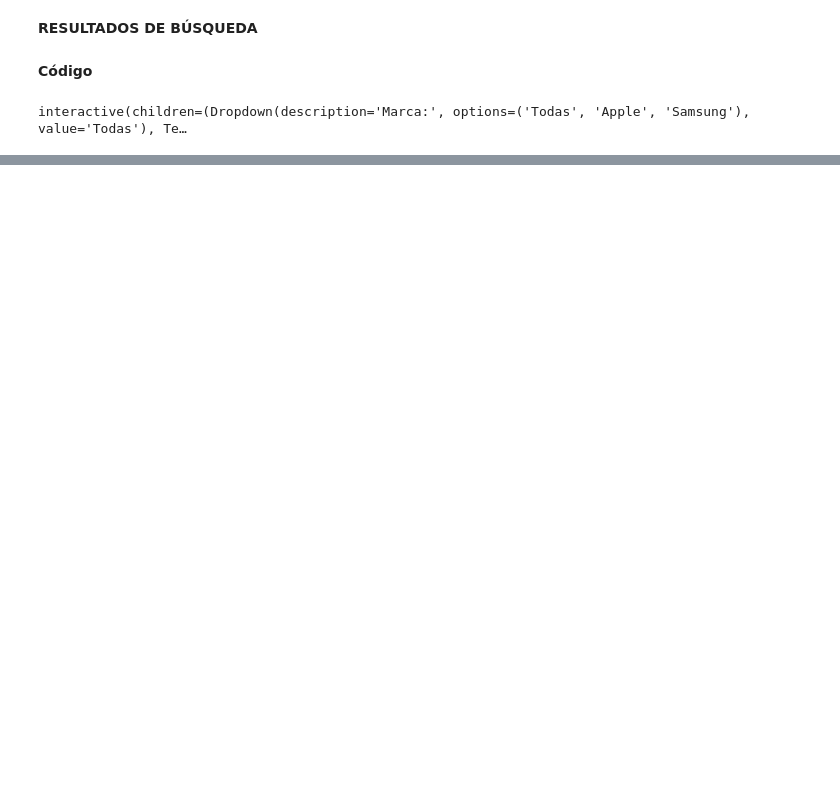
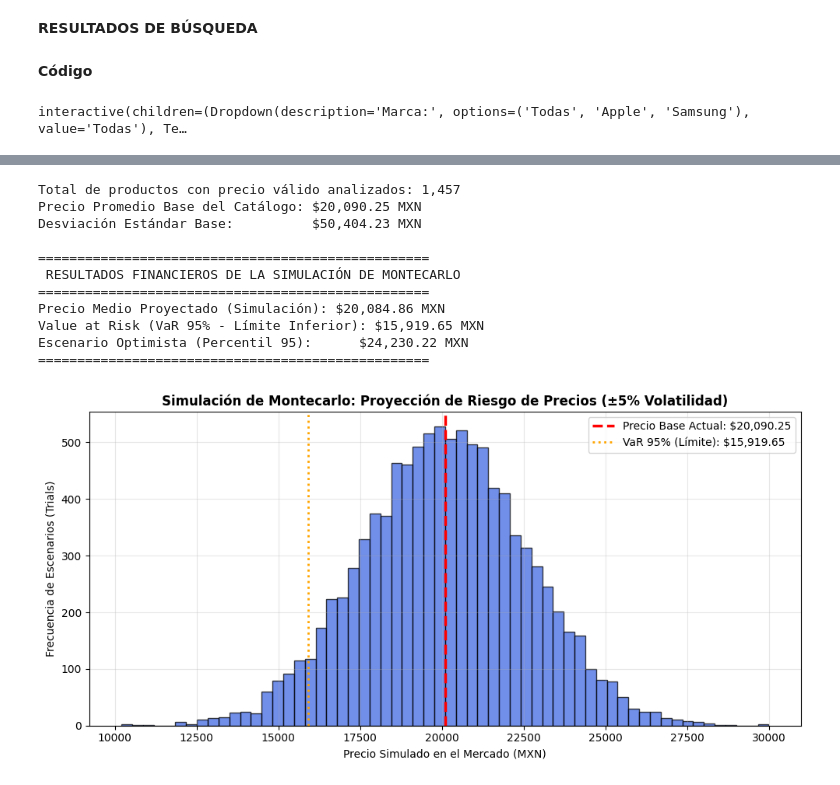
Before and after one commit to erickvaldezsallagos/ingenieria, a Jupyter notebook: ProyectoIF.ipynb, the cells around one changed output, grey strips where cells are left out. Saved outputs shown, nothing was run; the diff lists cells and outputs as text; code cells hidden in the pictures; blank space fills up the shorter version.

```diff
--- a/ProyectoIF.ipynb
+++ b/ProyectoIF.ipynb
@@ -186,0 +317,80 @@ Para dar cumplimiento al rubro de Resultados de búsqueda dentro del proyecto, s
+# %%
+import pandas as pd
+import numpy as np
+import matplotlib.pyplot as plt
+
+# 1. CARGA Y FILTRADO DE DATOS DESDE EL ARCHIVO
+archivo_maestro = 'catalogo_tecnologia_maestro_5500_refinado.csv'
+df_maestro = pd.read_csv(archivo_maestro)
+
+# Extraemos la serie de precios numéricos válidos (eliminando valores nulos)
+precios_reales = df_maestro['precio_numerico'].dropna()
+
+print(f"Total de productos con precio válido analizados: {len(precios_reales):,}")
+
+# 2. EXTRACCIÓN DE PARÁMETROS ESTADÍSTICOS BASE
+# Calculamos la media (mu) y la desviación estándar (sigma) del catálogo actual
+media_precio = precios_reales.mean()
+desviacion_precio = precios_reales.std()
+
+print(f"Precio Promedio Base del Catálogo: ${media_precio:,.2f} MXN")
+print(f"Desviación Estándar Base:          ${desviacion_precio:,.2f} MXN")
+
+
+# Configuración del motor estocástico
+np.random.seed(42)              # Semilla
+num_iteraciones = 10000         # 10,000 escenarios de simulación
+porcentaje_volatilidad = 0.05   # Evaluando un riesgo de fluctuación de mercado del +/- 5%
+
+# Generación de iteraciones aleatorias bajo una distribución normal
+# Simulamos cómo oscilaría el precio promedio del mercado ante choques de volatilidad
+escenarios_simulados = np.random.normal(
+    loc=media_precio,
+    scale=desviacion_precio * porcentaje_volatilidad,
+    size=num_iteraciones
+)
+
+# ==============================================================================
+# 4. CÁLCULO DE MÉTRICAS DE RIESGO FINANCIERO (VaR y Percentiles)
+# ==============================================================================
+var_95 = np.percentile(escenarios_simulados, 5)   # Límite inferior de confianza al 95%
+percentil_95 = np.percentile(escenarios_simulados, 95) # Escenario optimista
+
+print("\n" + "="*50)
+print(" RESULTADOS FINANCIEROS DE LA SIMULACIÓN DE MONTECARLO")
+print("="*50)
+print(f"Precio Medio Proyectado (Simulación): ${np.mean(escenarios_simulados):,.2f} MXN")
+print(f"Value at Risk (VaR 95% - Límite Inferior): ${var_95:,.2f} MXN")
+print(f"Escenario Optimista (Percentil 95):      ${percentil_95:,.2f} MXN")
+print("="*50)
+
+# ==============================================================================
+# 5. VISUALIZACIÓN GRÁFICA DE LOS ESCENARIOS
+# ==============================================================================
+plt.figure(figsize=(10, 5))
+plt.hist(escenarios_simulados, bins=60, color='royalblue', edgecolor='black', alpha=0.75)
+plt.axvline(media_precio, color='red', linestyle='--', linewidth=2.5,
+            label=f'Precio Base Actual: ${media_precio:,.2f}')
+plt.axvline(var_95, color='orange', linestyle=':', linewidth=2,
+            label=f'VaR 95% (Límite): ${var_95:,.2f}')
+
+plt.title('Simulación de Montecarlo: Proyección de Riesgo de Precios (±5% Volatilidad)', fontsize=12, fontweight='bold')
+plt.xlabel('Precio Simulado en el Mercado (MXN)', fontsize=10)
+plt.ylabel('Frecuencia de Escenarios (Trials)', fontsize=10)
+plt.legend(loc='upper right')
+plt.grid(True, alpha=0.3)
+plt.tight_layout()
+plt.show()
+# %% [output]
+Total de productos con precio válido analizados: 1,457
+Precio Promedio Base del Catálogo: $20,090.25 MXN
+Desviación Estándar Base:          $50,404.23 MXN
+
+==================================================
+ RESULTADOS FINANCIEROS DE LA SIMULACIÓN DE MONTECARLO
+==================================================
+Precio Medio Proyectado (Simulación): $20,084.86 MXN
+Value at Risk (VaR 95% - Límite Inferior): $15,919.65 MXN
+Escenario Optimista (Percentil 95):      $24,230.22 MXN
+==================================================
+[figure, added]
```
Also changed, not shown: parts of 14 cells of this notebook.
